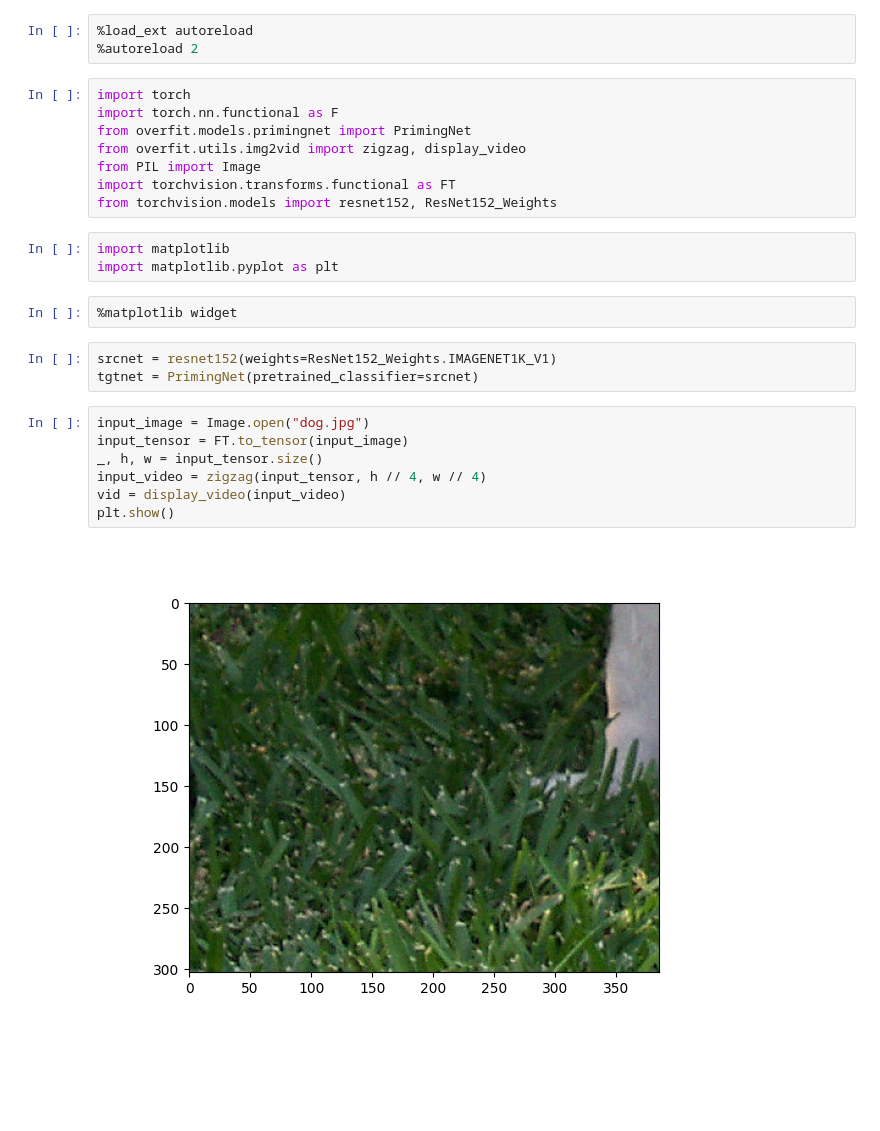
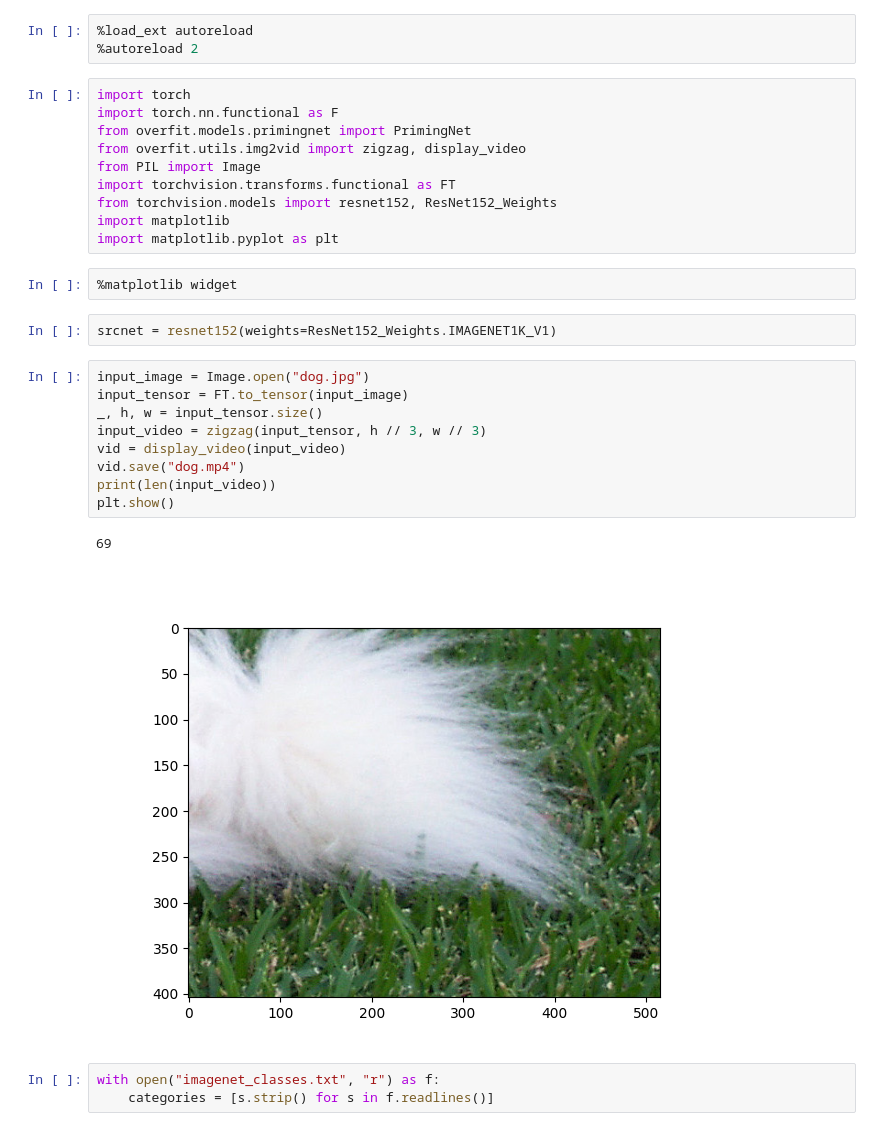
Before and after one commit to dgcnz/overfitting-net, a Jupyter notebook: notebooks/test.ipynb, the cells around one changed output. Cells and saved outputs as stored; diff of their text form; blank space fills up the shorter version.

```diff
--- a/notebooks/test.ipynb
+++ b/notebooks/test.ipynb
@@ -9,23 +9,27 @@ from overfit.utils.img2vid import zigzag, display_video
 from PIL import Image
 import torchvision.transforms.functional as FT
 from torchvision.models import resnet152, ResNet152_Weights
+import matplotlib
+import matplotlib.pyplot as plt
-# %%
-import matplotlib
-import matplotlib.pyplot as plt
 # %%
 %matplotlib widget
 # %%
 srcnet = resnet152(weights=ResNet152_Weights.IMAGENET1K_V1)
-tgtnet = PrimingNet(pretrained_classifier=srcnet)
 # %%
 input_image = Image.open("dog.jpg")
 input_tensor = FT.to_tensor(input_image)
 _, h, w = input_tensor.size()
-input_video = zigzag(input_tensor, h // 4, w // 4)
+input_video = zigzag(input_tensor, h // 3, w // 3)
 vid = display_video(input_video)
+vid.save("dog.mp4")
+print(len(input_video))
 plt.show()
 # %% [output]
+69
-[figure, old version]
+[figure, new version]
+# %%
+with open("imagenet_classes.txt", "r") as f:
+    categories = [s.strip() for s in f.readlines()]
 # %%
 def normalize_rgb(img):
     return FT.normalize(img, mean=[0.485, 0.456, 0.406], std=[0.229, 0.224, 0.225])
```
Also changed, not shown: parts of 4 cells of this notebook, 4 other files.
